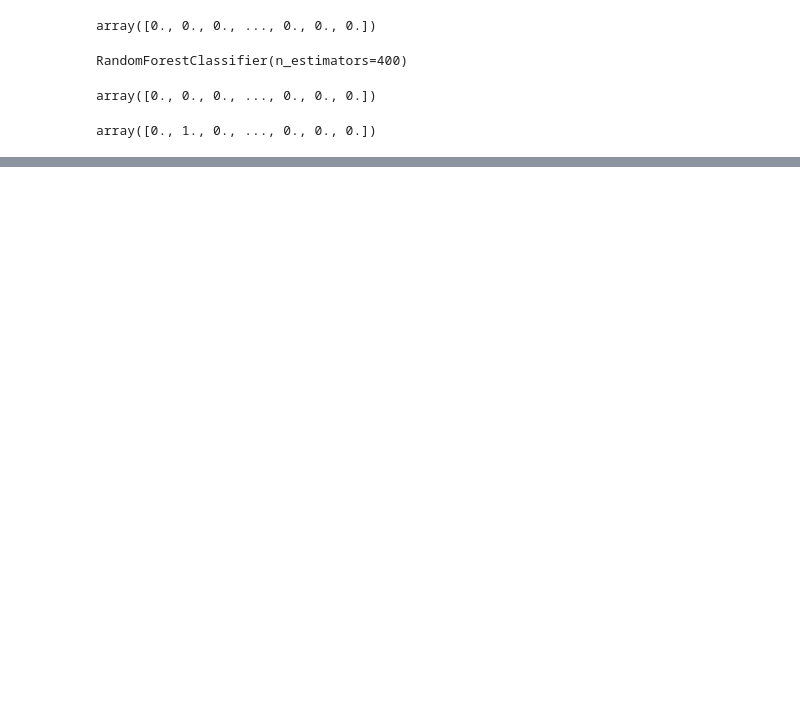
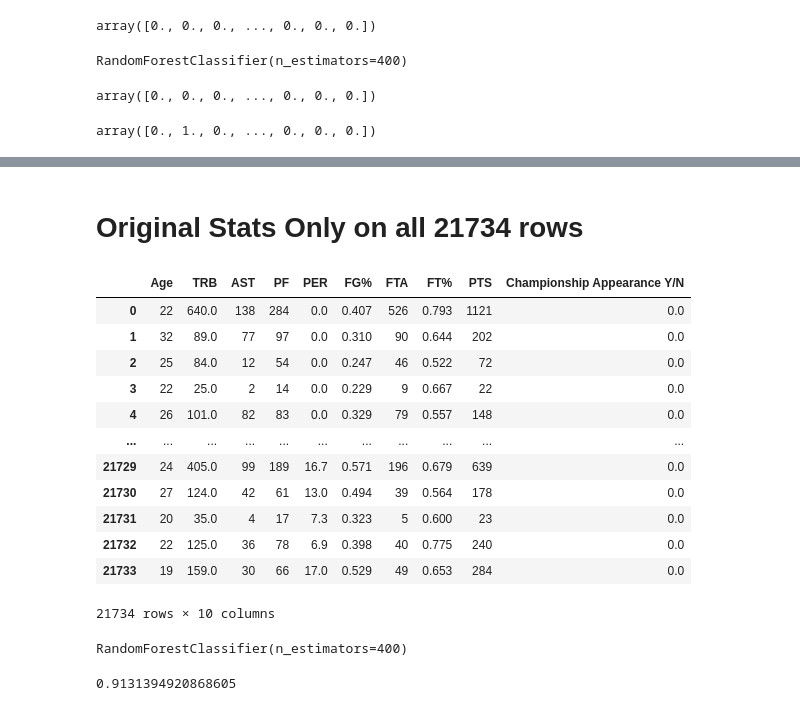
Before and after one commit to caitbeatty/nba_machine_learning, a Jupyter notebook: random_forest.ipynb, the cells around one changed output, grey strips where cells are left out. Drawn from its saved outputs; the diff is of its cells as text; code cells hidden in the pictures; blank space fills up the shorter version.

```diff
--- a/random_forest.ipynb
+++ b/random_forest.ipynb
@@ -82,0 +81,20 @@ SyntaxError: invalid syntax (<ipython-input-33-5bb9a00f8aa7>, line 1)
+# %% [markdown]
+# Original Stats Only on all 21734 rows
+# %%
+data.head()
+data_no_SB = data.drop(["STL", "BLK", "3P%", "TOV"], axis=1)
+feature_names = data_no_SB.columns
+# %% [output]
+|  | Age | TRB | AST | PF | PER | FG% | FTA | FT% | PTS | Championship Appearance Y/N |
+| 0 | 22 | 640.0 | 138 | 284 | 0.0 | 0.407 | 526 | 0.793 | 1121 | 0.0 |
+| 1 | 32 | 89.0 | 77 | 97 | 0.0 | 0.310 | 90 | 0.644 | 202 | 0.0 |
+| 2 | 25 | 84.0 | 12 | 54 | 0.0 | 0.247 | 46 | 0.522 | 72 | 0.0 |
+| 3 | 22 | 25.0 | 2 | 14 | 0.0 | 0.229 | 9 | 0.667 | 22 | 0.0 |
+| 4 | 26 | 101.0 | 82 | 83 | 0.0 | 0.329 | 79 | 0.557 | 148 | 0.0 |
+| ... | ... | ... | ... | ... | ... | ... | ... | ... | ... | ... |
+| 21729 | 24 | 405.0 | 99 | 189 | 16.7 | 0.571 | 196 | 0.679 | 639 | 0.0 |
+| 21730 | 27 | 124.0 | 42 | 61 | 13.0 | 0.494 | 39 | 0.564 | 178 | 0.0 |
+| 21731 | 20 | 35.0 | 4 | 17 | 7.3 | 0.323 | 5 | 0.600 | 23 | 0.0 |
+| 21732 | 22 | 125.0 | 36 | 78 | 6.9 | 0.398 | 40 | 0.775 | 240 | 0.0 |
+| 21733 | 19 | 159.0 | 30 | 66 | 17.0 | 0.529 | 49 | 0.653 | 284 | 0.0 |
+21734 rows × 10 columns
@@ -82,0 +107,6 @@ SyntaxError: invalid syntax (<ipython-input-33-5bb9a00f8aa7>, line 1)
+# %%
+from sklearn.ensemble import RandomForestClassifier
+rf = RandomForestClassifier(n_estimators=400)
+rf.fit(X_train, y_train)
+# %% [output]
+RandomForestClassifier(n_estimators=400)
@@ -82,0 +115,5 @@ SyntaxError: invalid syntax (<ipython-input-33-5bb9a00f8aa7>, line 1)
+# %%
+from sklearn.metrics import accuracy_score
+accuracy_score(y_test, rf_pred)
+# %% [output]
+0.9131394920868605
```
Also changed, not shown: parts of 17 cells of this notebook.
